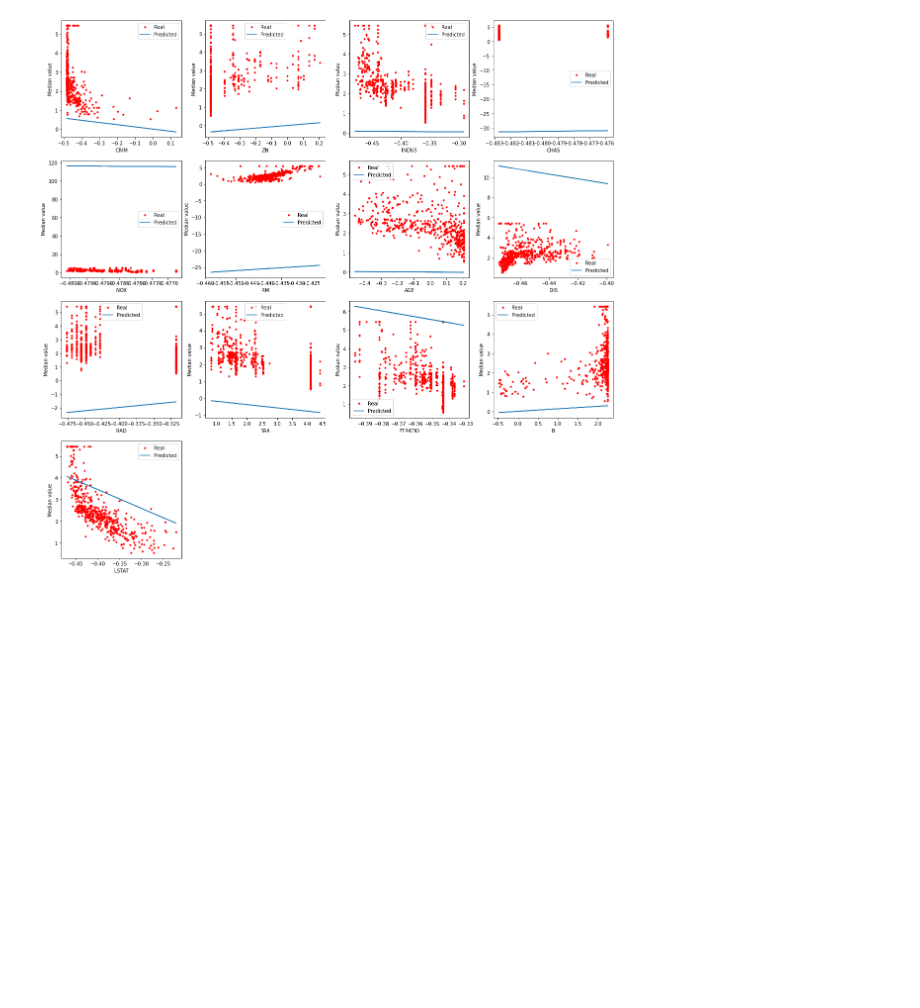
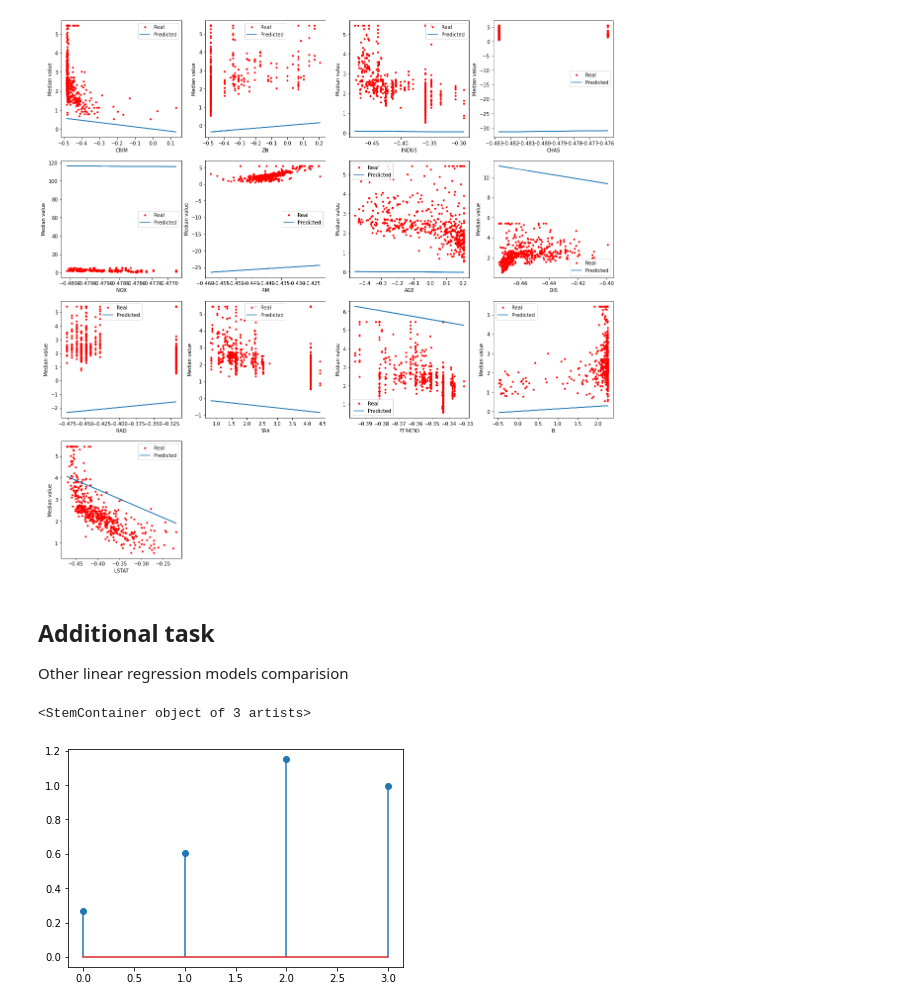
Before and after one commit to jagajda/machine-learning, a Jupyter notebook: Lab2/lab2.ipynb, the cells around one changed output. Saved outputs shown, nothing was run; the diff lists cells and outputs as text; code cells hidden in the pictures; blank space fills up the shorter version.

Commit message:
Add LR models comparision

```diff
--- a/Lab2/lab2.ipynb
+++ b/Lab2/lab2.ipynb
@@ -480,3 +480,28 @@ fig.set_size_inches(20,20)
 plt.show()
 # %% [output]
 [figure]
+# %% [markdown]
+## Additional task
+Other linear regression models comparision
+# %%
+# Linear regression objects method definition
+reg_LinReg =linm.LinearRegression()
+reg_Ridge = linm.Ridge(alpha = .5)
+reg_Lasso = linm.Lasso(alpha = 5.1)
+reg_ElNet =linm.ElasticNet(alpha = .5, l1_ratio=0.5)
+# %%
+linm_list = [reg_LinReg, reg_Ridge, reg_Lasso, reg_ElNet]
+mse_list = []
+for i in linm_list:
+    # Uczenie modelu przy pomocy bazy treningowej
+    i.fit(X_train, y_train)
+    # Przewidywanie wartości dla danych testowych
+    Y_predicted = i.predict(X_test)
+    mse_list.append(mean_squared_error(y_test, Y_predicted))
+# %%
+plt.stem(range(len(mse_list)), mse_list)
+plt.ylabel('Median square error value')
+xticks(range(len(mse_list)), '')
+# %% [output]
+<StemContainer object of 3 artists>
+[figure, added]
```
